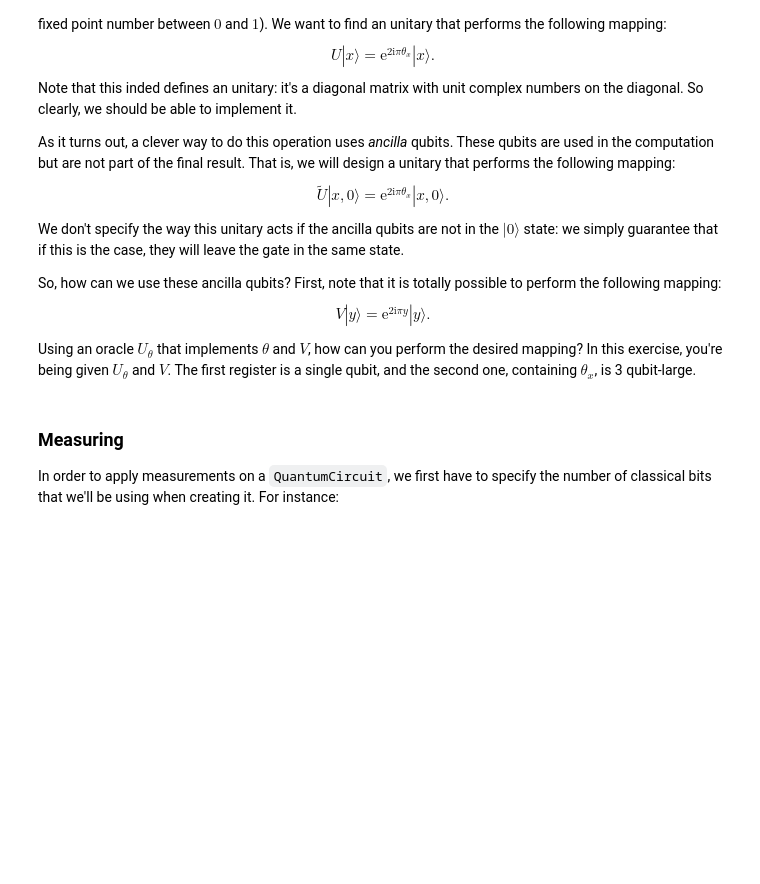
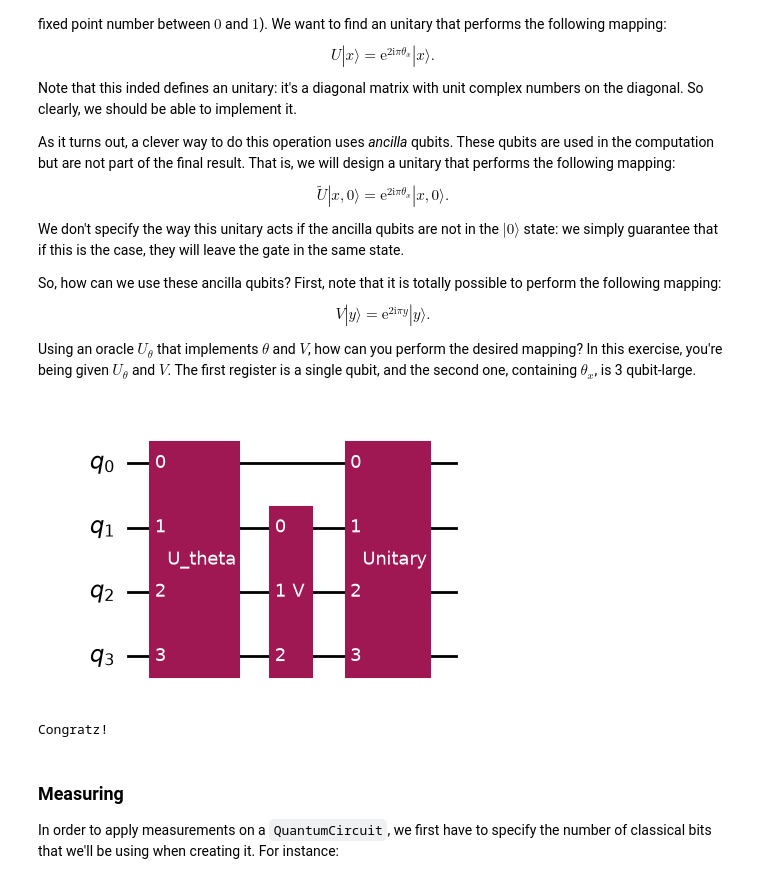
Before and after one commit to arthurfou/quantum-computing, a Jupyter notebook: qiskit-tutorial.ipynb, the cells around one changed output. Saved outputs shown, nothing was run; the diff lists cells and outputs as text; code cells hidden in the pictures; blank space fills up the shorter version.

```diff
--- a/qiskit-tutorial.ipynb
+++ b/qiskit-tutorial.ipynb
@@ -193,9 +239,14 @@ U_theta = UnitaryGate(np.array([
 ]), label="U_theta")
 # %%
 qc = QuantumCircuit(4)
-# Your code here
+
+qc.append(U_theta, range(4))
+qc.append(V, range(1,4))
+qc.append(U_theta.inverse(), range(4))
 
 qc.draw("mpl")
+# %% [output]
+[figure, added]
 # %%
 from qiskit.quantum_info import Operator
 def test_uncomputing(qc):
@@ -209,6 +260,8 @@ def test_uncomputing(qc):
     print("Congratz!")
 
 test_uncomputing(qc)
+# %% [output]
+Congratz!
 # %% [markdown]
 ### Measuring
 In order to apply measurements on a `QuantumCircuit`, we first have to specify the number of classical bits that we'll be using when creating it. For instance:
```
Also changed, not shown: parts of 37 cells of this notebook, 5 other files.
